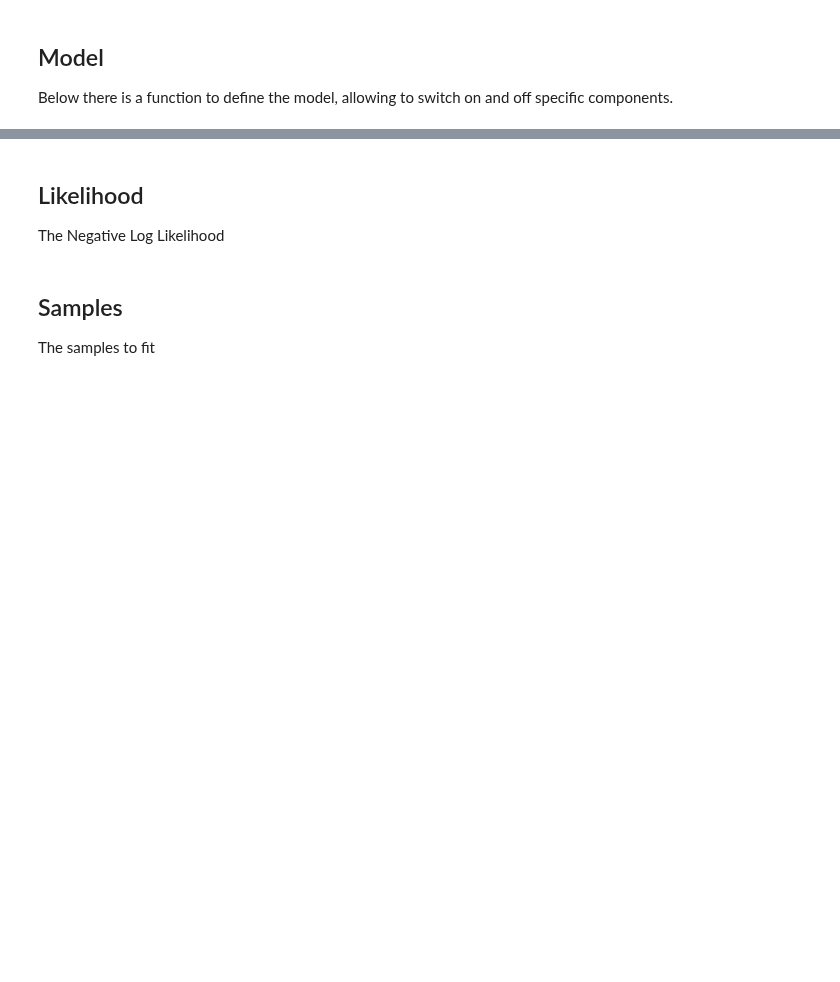
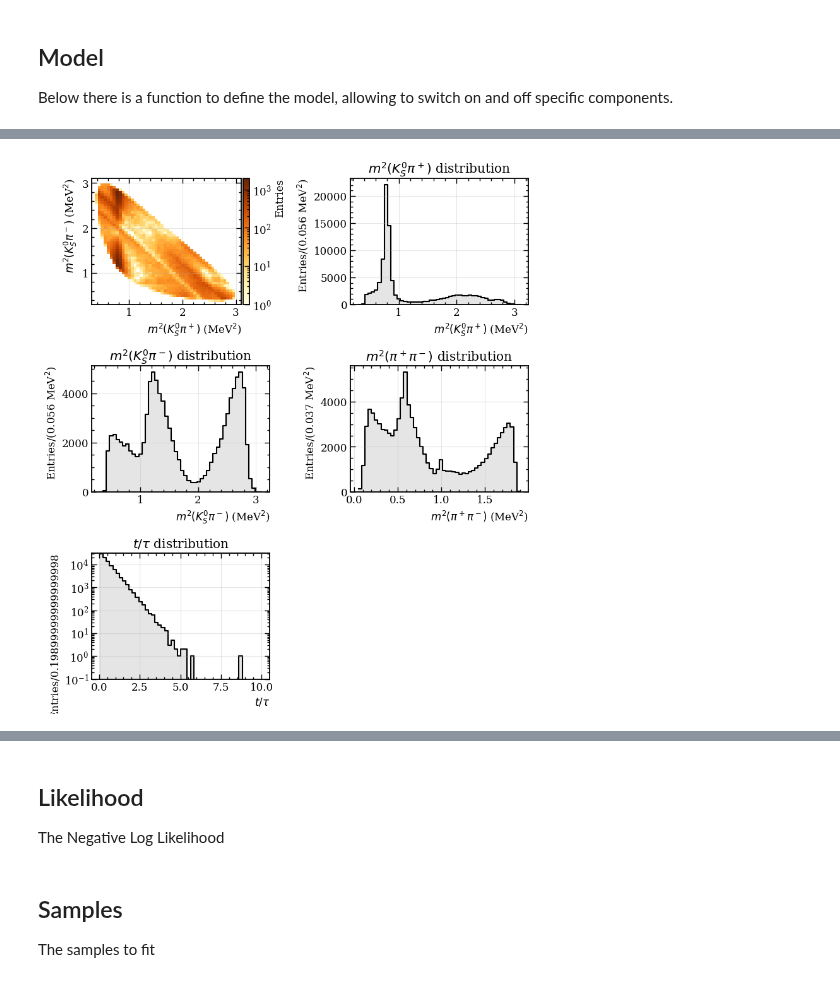
Before and after one commit to cpviolation/tfa_examples, a Jupyter notebook: notebooks/d02kspipi_mixing.ipynb, the cells around one changed output, grey strips where cells are left out. Drawn from its saved outputs; the diff is of its cells as text; code cells hidden in the pictures; blank space fills up the shorter version.

```diff
--- a/notebooks/d02kspipi_mixing.ipynb
+++ b/notebooks/d02kspipi_mixing.ipynb
@@ -303,0 +127,4 @@ TypeError: tf.Tensor(
+# %%
+meta = atfi.const(lp.eta.mass/1000.)
+metap = atfi.const(lp.etap_958.mass/1000.)
+belle_model = decode_model('../../d02kspipi_toys/generator/inputs/belle_model.txt')
@@ -303,0 +222,27 @@ TypeError: tf.Tensor(
+# %%
+def model_mix(x):
+    # Calculate the amplitudes
+    ampl_dz = Af(c_phsp.data1(x))
+    ampl_dzb = Afbar(c_phsp.data1(x))
+    def _model(x_mix_par, y_mix_par, qoverp_re, qoverp_im):
+        t = c_phsp.phsp2.t(c_phsp.data2(x))
+        tep = atfm.psip(t, y_mix_par, atfi.const(1.0))
+        tem = atfm.psim(t, y_mix_par, atfi.const(1.0))
+        tei = atfm.psii(t, x_mix_par, atfi.const(1.0))
+        # calculate the amplitude density
+        dens = atfm.mixing_density(ampl_dz, ampl_dzb, atfi.complex(qoverp_re, qoverp_im), tep, tem, tei)
+        return dens
+    return _model
+# %%
+def toymc_model_mix(x):
+    return model_mix(x)(
+        x_mix_par=x_mix,
+        y_mix_par=y_mix,
+        qoverp_re=atfi.real(qoverp),
+        qoverp_im=atfi.imaginary(qoverp)
+        )
+# %%
+ntoys = 100000
+toy_sample = tft.run_toymc(
+    toymc_model_mix, c_phsp, ntoys, maximum=1.0e-20, chunk=1000000, components=False
+)
@@ -303,0 +272,4 @@ TypeError: tf.Tensor(
+# %%
+fig, ax= plot_data_mix(toy_sample, c_phsp)
+# %% [output]
+[figure, added]
```
Also changed, not shown: parts of 43 cells of this notebook, 8 other files.
